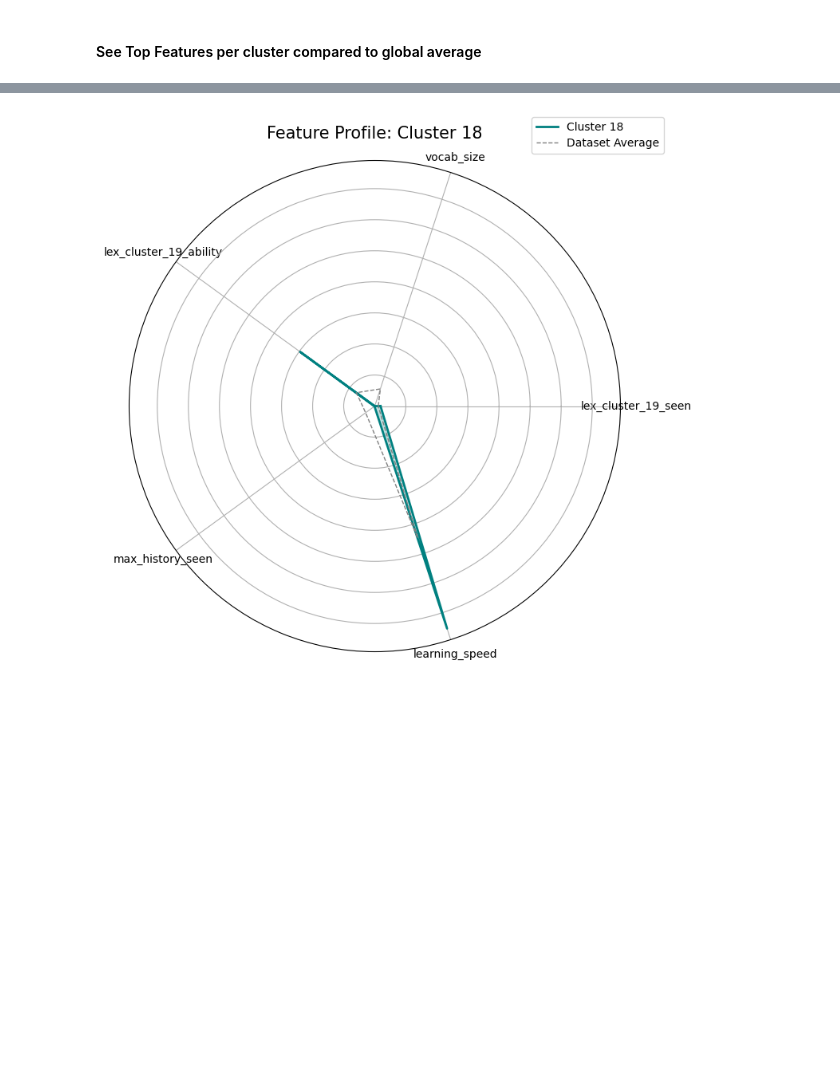
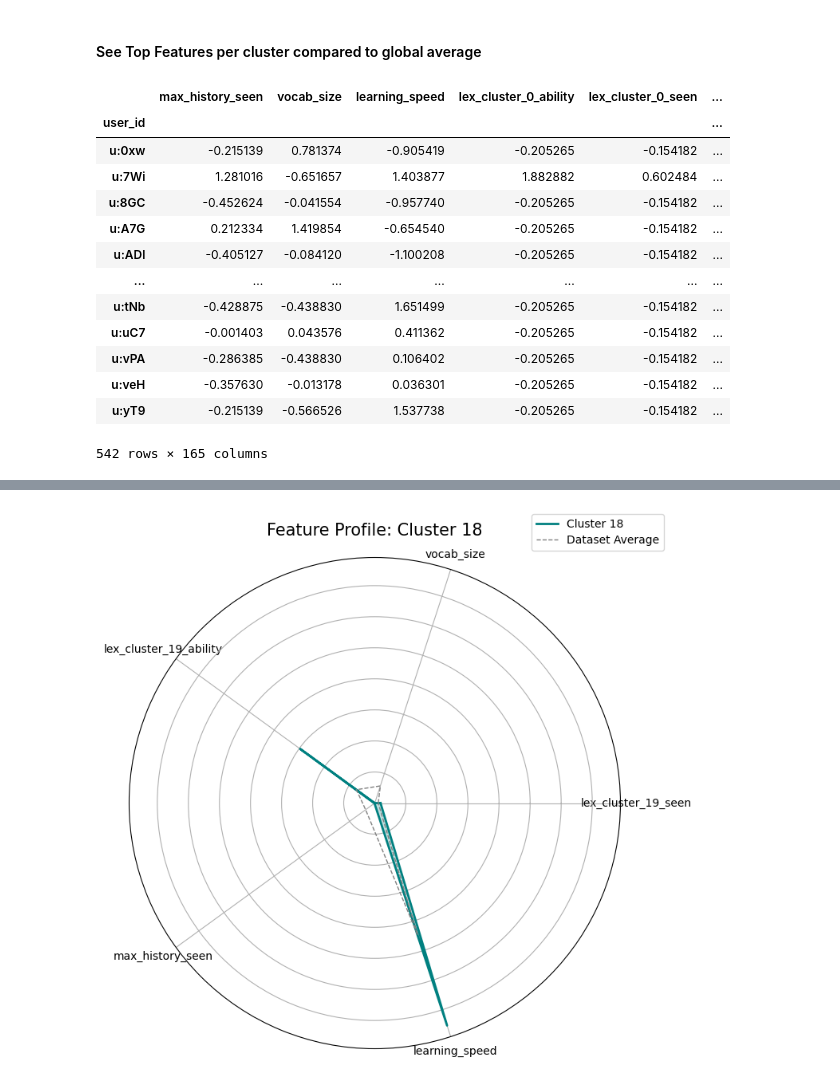
Before and after one commit to andrea-chong/KULDatathon2026, a Jupyter notebook: notebooks/HDBSCAN_user_cluster.ipynb, the cells around one changed output, grey strips where cells are left out. Saved outputs shown, nothing was run; the diff lists cells and outputs as text; code cells hidden in the pictures; blank space fills up the shorter version.

```diff
--- a/notebooks/HDBSCAN_user_cluster.ipynb
+++ b/notebooks/HDBSCAN_user_cluster.ipynb
@@ -105,2 +133,19 @@ Saved results for svd512_ae128 to '../data/tmp/hdbscan/' folder.
 # %% [markdown]
 #### See Top Features per cluster compared to global average
+# %%
+df_test
+# %% [output]
+|  | max_history_seen | vocab_size | learning_speed | lex_cluster_0_ability | lex_cluster_0_seen | ... |
+| user_id |  |  |  |  |  | ... |
+| u:0xw | -0.215139 | 0.781374 | -0.905419 | -0.205265 | -0.154182 | ... |
+| u:7Wi | 1.281016 | -0.651657 | 1.403877 | 1.882882 | 0.602484 | ... |
+| u:8GC | -0.452624 | -0.041554 | -0.957740 | -0.205265 | -0.154182 | ... |
+| u:A7G | 0.212334 | 1.419854 | -0.654540 | -0.205265 | -0.154182 | ... |
+| u:ADl | -0.405127 | -0.084120 | -1.100208 | -0.205265 | -0.154182 | ... |
+| ... | ... | ... | ... | ... | ... | ... |
+| u:tNb | -0.428875 | -0.438830 | 1.651499 | -0.205265 | -0.154182 | ... |
+| u:uC7 | -0.001403 | 0.043576 | 0.411362 | -0.205265 | -0.154182 | ... |
+| u:vPA | -0.286385 | -0.438830 | 0.106402 | -0.205265 | -0.154182 | ... |
+| u:veH | -0.357630 | -0.013178 | 0.036301 | -0.205265 | -0.154182 | ... |
+| u:yT9 | -0.215139 | -0.566526 | 1.537738 | -0.205265 | -0.154182 | ... |
+542 rows × 165 columns
```
Also changed, not shown: parts of 6 cells of this notebook, 1 other file.
